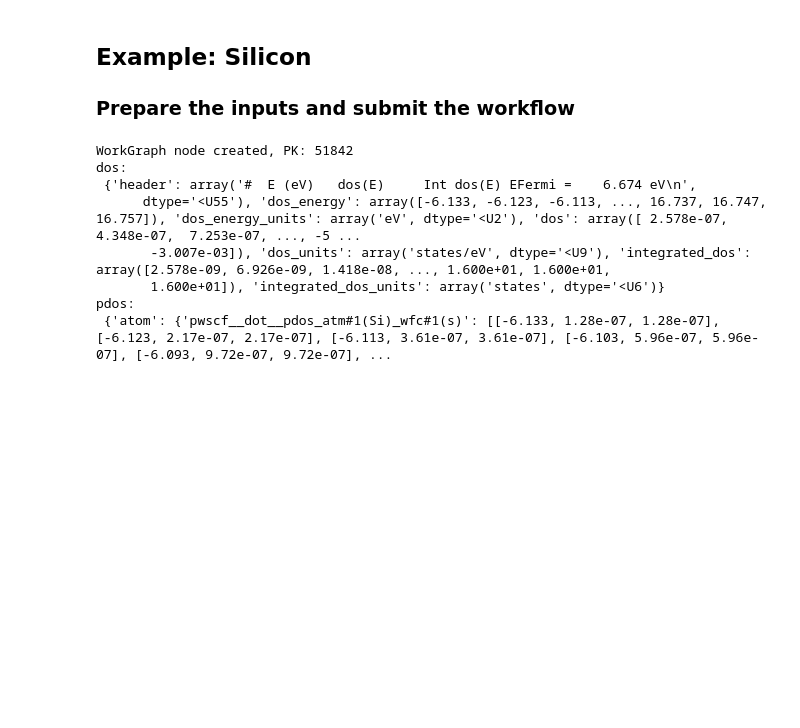
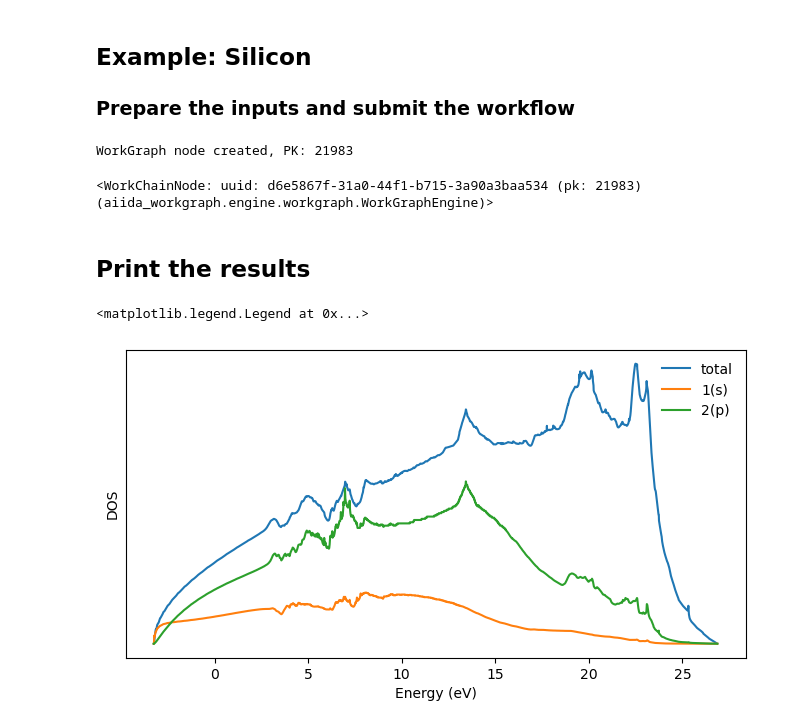
Before and after one commit to superstar54/workgraph-collections, a Jupyter notebook: docs/source/ase/espresso/pdos.ipynb, the cells around one changed output. Saved outputs shown, nothing was run; the diff lists cells and outputs as text; code cells hidden in the pictures; blank space fills up the shorter version.

```diff
--- a/docs/source/ase/espresso/pdos.ipynb
+++ b/docs/source/ase/espresso/pdos.ipynb
@@ -35,7 +35,7 @@ from workgraph_collections.ase.espresso.pdos import pdos_workgraph
 
 load_profile()
 
-atoms = bulk('Si')
+atoms = bulk('Al')
 
 
 metadata = {
@@ -46,31 +46,28 @@ metadata = {
         """,
     }
 }
-pseudopotentials = {"Si": "Si.pbe-nl-rrkjus_psl.1.0.0.UPF"}
-pseudo_dir = "/home/xing/data/ase/espresso_pseudo"
-# pseudo_dir = "/home/wang_x3/datas/pseudos/psl"
+pseudopotentials = {"Al": "Al.pbe-n-rrkjus_psl.1.0.0.UPF"}
+# pseudo_dir = "/home/xing/data/ase/espresso_pseudo"
+pseudo_dir = "/home/wang_x3/datas/pseudos/psl"
 scf_input_data = {
-    "control": {"calculation": "scf",
-                },
     "system": {"ecutwfc": 30, "ecutrho": 240,
                "occupations": "smearing",
                 "degauss": 0.01,
-                "smearing": "cold"
+                "smearing": "gaussian",
                 },
 }
 nscf_input_data = deepcopy(scf_input_data)
-nscf_input_data["control"].update({"calculation": "nscf",
-                                   })
+nscf_input_data["system"].update({"occupations": "tetrahedra"})
 inputs = {
     "scf": {
         "input_data": scf_input_data,
-        "kpts": (4, 4, 4),
+        "kpts": (15, 15, 15),
         "computer": "localhost",
         "metadata": metadata
     },
     "nscf": {
         "input_data": nscf_input_data,
-        "kpts": (6, 6, 6),
+        "kpts": (30, 30, 30),
         "computer": "localhost",
         "metadata": metadata
     },
@@ -82,24 +79,38 @@ inputs = {
 }
 #------------------------- Set the inputs -------------------------
 wg = pdos_workgraph(atoms=atoms,
-                    pw_command="mpirun -np 1 pw.x",
-                    dos_command="mpirun -np 1 dos.x",
-                    projwfc_command="mpirun -np 1 projwfc.x",
+                    pw_command="mpirun -np 4 pw.x",
+                    dos_command="mpirun -np 4 dos.x",
+                    projwfc_command="mpirun -np 4 projwfc.x",
                     pseudopotentials=pseudopotentials,
                     pseudo_dir=pseudo_dir,
                     inputs=inputs)
 #------------------------- Submit the calculation -------------------
 # wg.run()
 wg.submit(wait=True, timeout=200)
-#------------------------- Print the output -------------------------
-print('dos: \n {}'.format(wg.nodes['dos'].outputs["result"].value.value))
-print('pdos: \n {}'.format(wg.nodes['projwfc'].outputs["result"].value.value))
 # %% [output]
-WorkGraph node created, PK: 51842
-dos:
- {'header': array('#  E (eV)   dos(E)     Int dos(E) EFermi =    6.674 eV\n',
-      dtype='<U55'), 'dos_energy': array([-6.133, -6.123, -6.113, ..., 16.737, 16.747, 16.757]), 'dos_energy_units': array('eV', dtype='<U2'), 'dos': array([ 2.578e-07,  4.348e-07,  7.253e-07, ..., -5 ...
-       -3.007e-03]), 'dos_units': array('states/eV', dtype='<U9'), 'integrated_dos': array([2.578e-09, 6.926e-09, 1.418e-08, ..., 1.600e+01, 1.600e+01,
-       1.600e+01]), 'integrated_dos_units': array('states', dtype='<U6')}
-pdos:
- {'atom': {'pwscf__dot__pdos_atm#1(Si)_wfc#1(s)': [[-6.133, 1.28e-07, 1.28e-07], [-6.123, 2.17e-07, 2.17e-07], [-6.113, 3.61e-07, 3.61e-07], [-6.103, 5.96e-07, 5.96e-07], [-6.093, 9.72e-07, 9.72e-07], ...
+WorkGraph node created, PK: 21983
+<WorkChainNode: uuid: d6e5867f-31a0-44f1-b715-3a90a3baa534 (pk: 21983) (aiida_workgraph.engine.workgraph.WorkGraphEngine)>
+# %% [markdown]
+## Print the results
+# %%
+import matplotlib.pyplot as plt
+import numpy as np
+
+#------------------------- Print the output -------------------------
+dos_data = wg.nodes['dos'].outputs["results"].value.value
+pdos_data = wg.nodes['projwfc'].outputs["results"].value.value
+# make plots
+plt.figure(figsize = (8, 4))
+plt.plot(dos_data['dos_energy'], dos_data['dos'], label='total')
+# plt.plot(pdos_data['totol']['energy'], pdos_data['totol']['dos'], label='total')
+for file_name, data in pdos_data['atom'].items():
+        value = np.array(data)
+        plt.plot(value[:, 0], np.sum(value[:, 2:], axis=1), label=file_name[-4:])
+plt.yticks([])
+plt.xlabel('Energy (eV)')
+plt.ylabel('DOS')
+plt.legend(frameon=False)
+# %% [output]
+<matplotlib.legend.Legend at 0x...>
+[figure, added]
```
Also changed, not shown: 16 other files.
